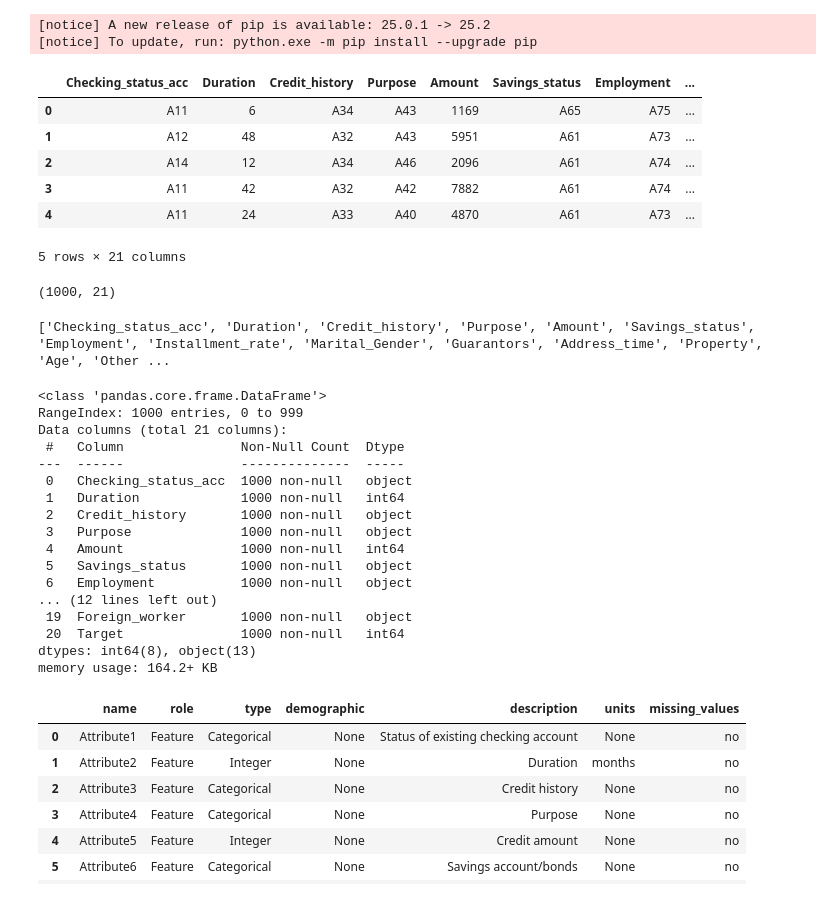
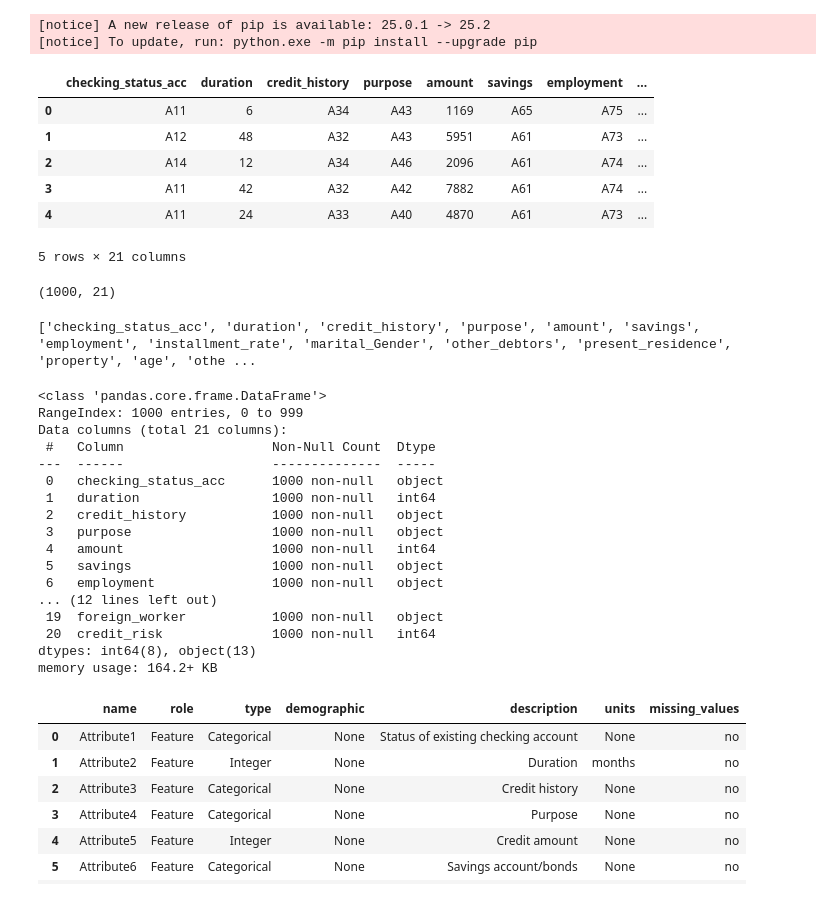
Before and after one commit to maylonleoncio/Credit-Risk, a Jupyter notebook: analysis_risk.ipynb, the cells around one changed output. Saved outputs shown, nothing was run; the diff lists cells and outputs as text; code cells hidden in the pictures.

```diff
--- a/analysis_risk.ipynb
+++ b/analysis_risk.ipynb
@@ -24,10 +24,10 @@ from ucimlrepo import fetch_ucirepo
 # %%
 statlog_german_credit_data = fetch_ucirepo(id=144)
 credit = pd.concat([pd.DataFrame(statlog_german_credit_data.data.features), pd.DataFrame(statlog_german_credit_data.data.targets)], axis=1)
-credit.columns = ['Checking_status_acc','Duration','Credit_history','Purpose','Amount','Savings_status','Employment','Installment_rate','Marital_Gender','Guarantors','Address_time','Property','Age','Other_installments','Housing','existing_loans','Occupation','Dependents','Phone','Foreign_worker', 'Target']
+credit.columns = ['checking_status_acc','duration','credit_history','purpose','amount','savings','employment','installment_rate','marital_Gender','other_debtors','present_residence','property','age','other_installment_plans','housing','existing_credits','job','dependents','telephone','foreign_worker', 'credit_risk']
 credit.head()
 # %% [output]
-|  | Checking_status_acc | Duration | Credit_history | Purpose | Amount | Savings_status | Employment | ... |
+|  | checking_status_acc | duration | credit_history | purpose | amount | savings | employment | ... |
 | 0 | A11 | 6 | A34 | A43 | 1169 | A65 | A75 | ... |
 | 1 | A12 | 48 | A32 | A43 | 5951 | A61 | A73 | ... |
 | 2 | A14 | 12 | A34 | A46 | 2096 | A61 | A74 | ... |
@@ -41,25 +41,25 @@ credit.shape
 # %%
 print(credit.columns.tolist())
 # %% [output]
-['Checking_status_acc', 'Duration', 'Credit_history', 'Purpose', 'Amount', 'Savings_status', 'Employment', 'Installment_rate', 'Marital_Gender', 'Guarantors', 'Address_time', 'Property', 'Age', 'Other ...
+['checking_status_acc', 'duration', 'credit_history', 'purpose', 'amount', 'savings', 'employment', 'installment_rate', 'marital_Gender', 'other_debtors', 'present_residence', 'property', 'age', 'othe ...
 # %%
 credit.info()
 # %% [output]
 <class 'pandas.core.frame.DataFrame'>
 RangeIndex: 1000 entries, 0 to 999
 Data columns (total 21 columns):
- #   Column               Non-Null Count  Dtype
----  ------               --------------  -----
- 0   Checking_status_acc  1000 non-null   object
- 1   Duration             1000 non-null   int64
- 2   Credit_history       1000 non-null   object
- 3   Purpose              1000 non-null   object
- 4   Amount               1000 non-null   int64
- 5   Savings_status       1000 non-null   object
- 6   Employment           1000 non-null   object
+ #   Column                   Non-Null Count  Dtype
+---  ------                   --------------  -----
+ 0   checking_status_acc      1000 non-null   object
+ 1   duration                 1000 non-null   int64
+ 2   credit_history           1000 non-null   object
+ 3   purpose                  1000 non-null   object
+ 4   amount                   1000 non-null   int64
+ 5   savings                  1000 non-null   object
+ 6   employment               1000 non-null   object
 ... (12 lines left out)
- 19  Foreign_worker       1000 non-null   object
- 20  Target               1000 non-null   int64
+ 19  foreign_worker           1000 non-null   object
+ 20  credit_risk              1000 non-null   int64
 dtypes: int64(8), object(13)
 memory usage: 164.2+ KB
 # %%
```
Also changed, not shown: parts of 10 cells of this notebook.
